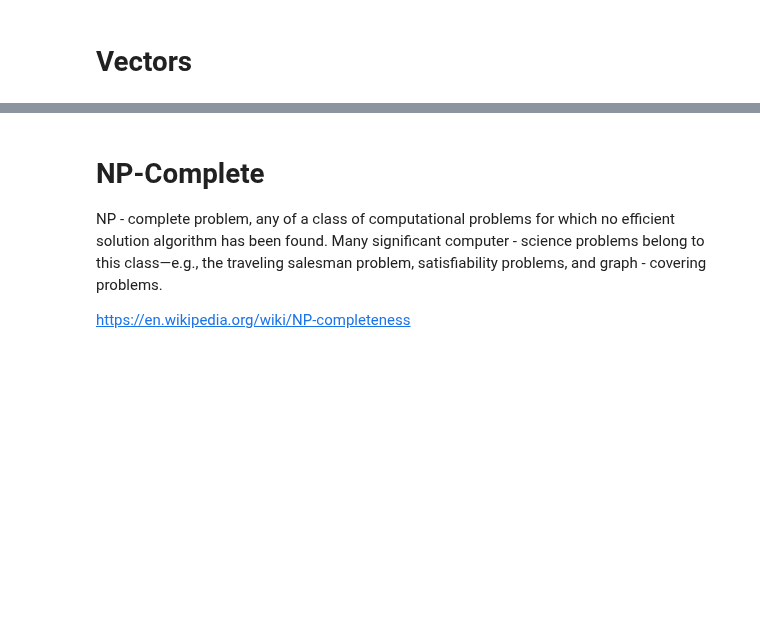
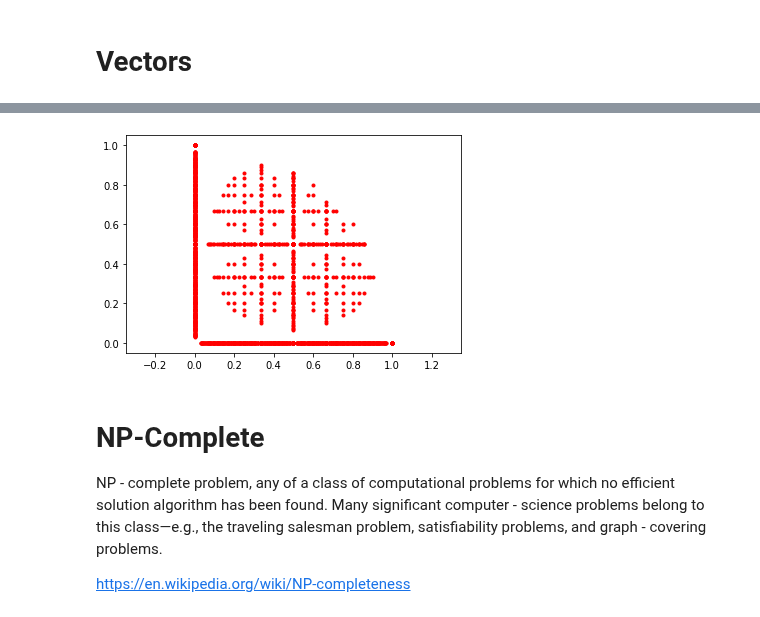
Before and after one commit to maxtuno/PEQNP, a Jupyter notebook: docs/PEQNP.ipynb, the cells around one changed output, grey strips where cells are left out. Saved outputs shown, nothing was run; the diff lists cells and outputs as text; code cells hidden in the pictures; blank space fills up the shorter version.

```diff
--- a/docs/PEQNP.ipynb
+++ b/docs/PEQNP.ipynb
@@ -254,24 +322,26 @@ while pn.satisfy():
 # %%
 import numpy as np
 import peqnp as pn
 import matplotlib.pyplot as plt
 
 dim = 2
 
-pn.engine(11)
+pn.engine(10)
 
 ps = pn.vector(size=dim, is_rational=True)
 
 assert sum([p ** dim for p in ps]) <= 1
 
 dots = []
 while pn.satisfy():
     dots.append(np.vectorize(float)(ps))
 
 x, y = zip(*dots)
 plt.axis('equal')
 plt.plot(x, y, 'r.')
 plt.show()
+# %% [output]
+[figure, added]
 # %% [markdown]
 # NP-Complete
 
```
Also changed, not shown: parts of 46 cells of this notebook.
